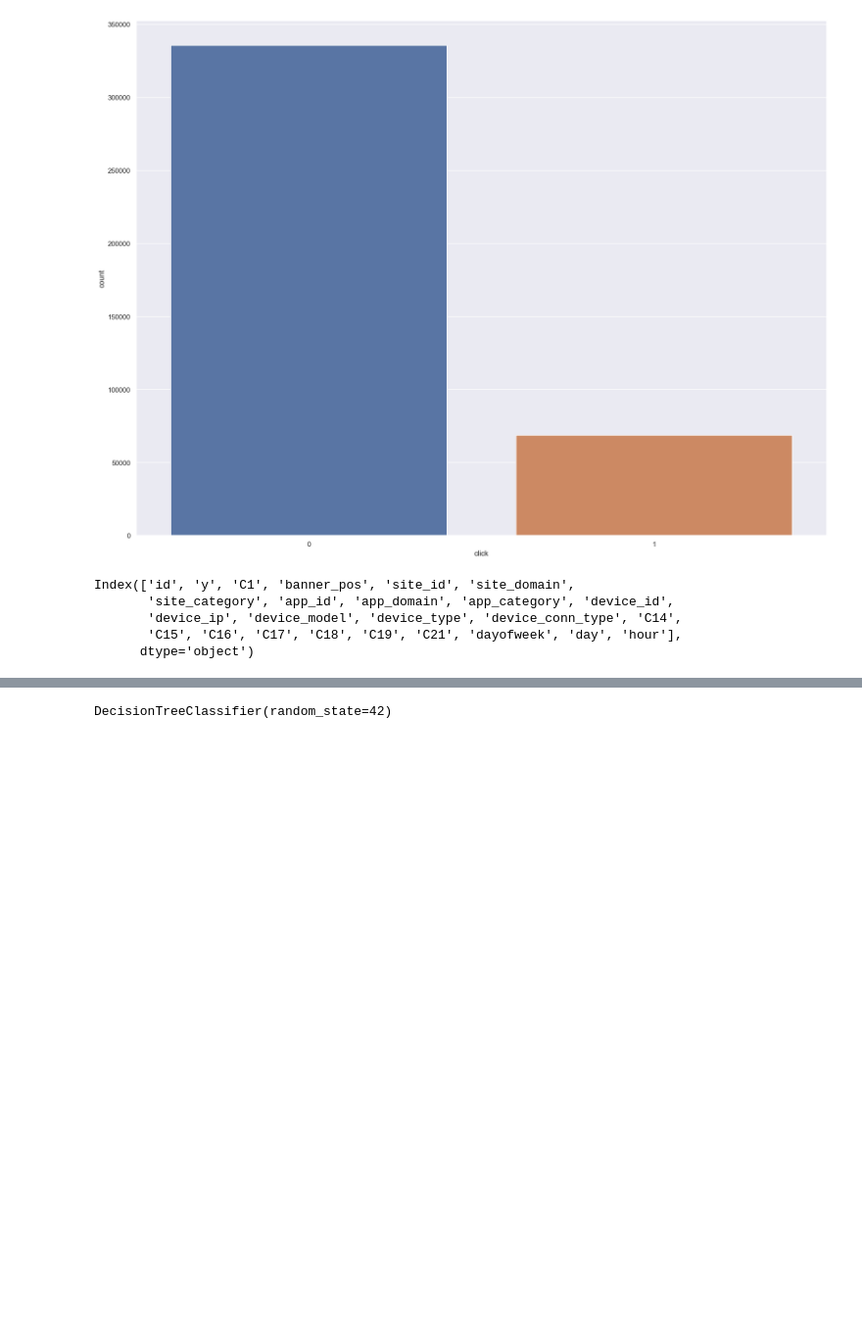
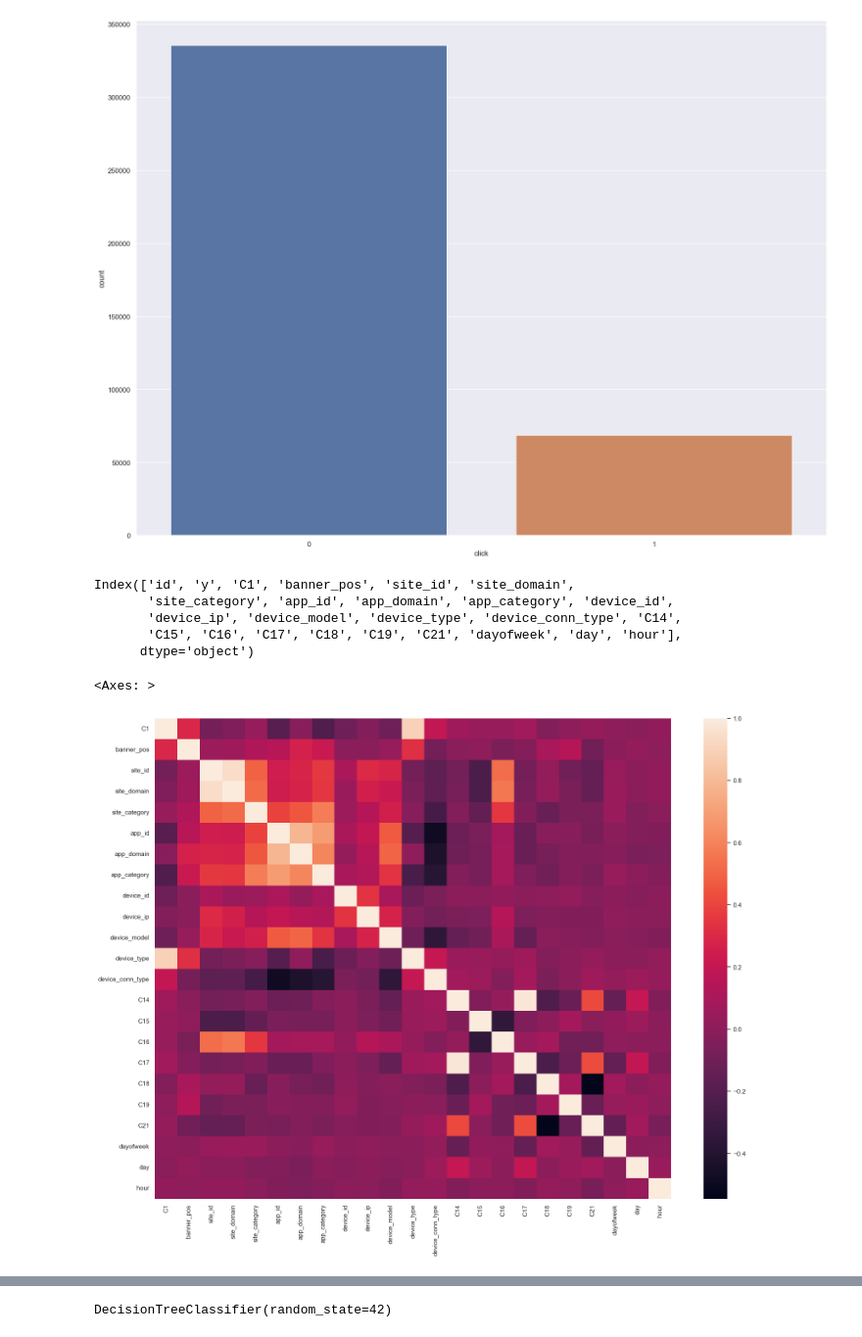
Before and after one commit to D1ffic00lt/ai-algorithms, a Jupyter notebook: ctr/ctr.ipynb, the cells around one changed output, grey strips where cells are left out. Shown at 98% size. Saved outputs shown, nothing was run; the diff lists cells and outputs as text; code cells hidden in the pictures; blank space fills up the shorter version.

```diff
--- a/ctr/ctr.ipynb
+++ b/ctr/ctr.ipynb
@@ -104,3 +106,8 @@ X = target_encoder.fit_transform(X, y)
+# %%
+sns.heatmap(X.corr())
+# %% [output]
+<Axes: >
+[figure, added]
 # %%
 def eval_model(model, _X_test, _y_test):
     _y_pred = model.predict(_X_test)
```
Also changed, not shown: parts of 12 cells of this notebook.
